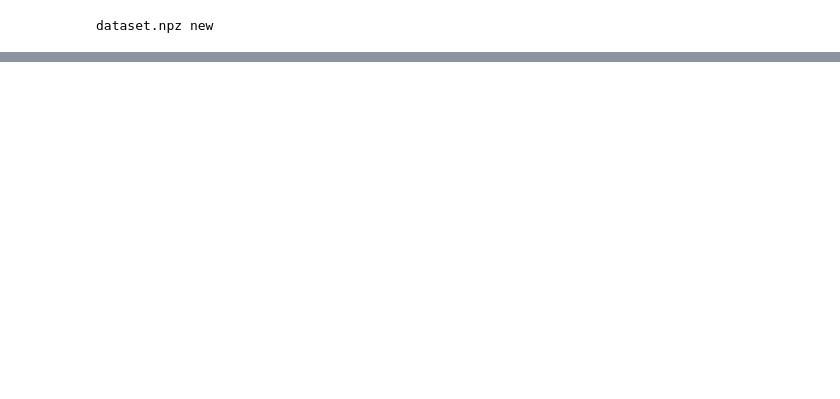
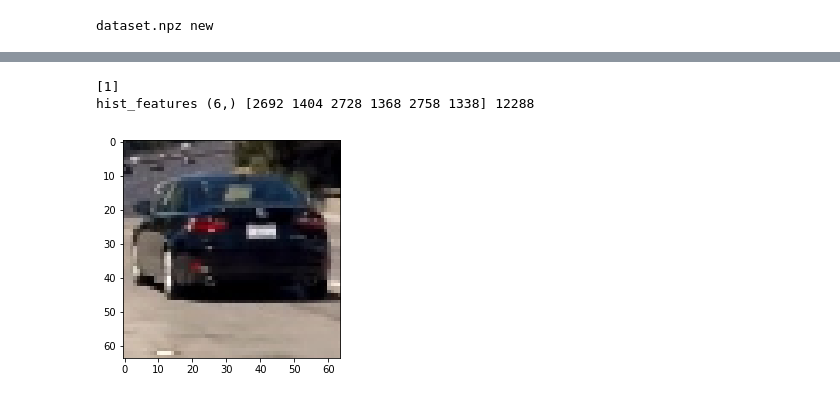
Before and after one commit to shohne/CarND-Vehicle-Detection-Tracking, a Jupyter notebook: P5.ipynb, the cells around one changed output, grey strips where cells are left out. Cells and saved outputs as stored; diff of their text form; code cells hidden in the pictures; blank space fills up the shorter version.

```diff
--- a/P5.ipynb
+++ b/P5.ipynb
@@ -116,5 +138,5 @@ def get_hog_features(img, orient, pix_per_cell, cell_per_block, vis=True,
 # %%
-image = mpimg.imread('data/vehicles/GTI_MiddleClose/image0003.png')
-hog_features = get_hog_features(image, orient=9, pix_per_cell=8, cell_per_block=2, vis=False, feature_vec=True)
-print ('hog_features', hog_features)
+image = mpimg.imread('data/vehicles/GTI_MiddleClose/image0100.png')
+hog_features = get_hog_features(image, orient=9, pix_per_cell=16, cell_per_block=2, vis=False, feature_vec=True)
+print ('hog_features', hog_features.shape)
 # %% [output]
@@ -436,0 +426,21 @@ image_features [[ 0.06979675 -0.54036279 -0.74297657 -0.93768982 -0.96738451 -0.
+# %%
+L = 140
+S = 64
+image = mpimg.imread('test_images/test1.jpg')
+
+ii = cv2.resize(image[390:390+L,810:810+L], (S, S))
+ii = ii.astype(np.float32) / 255.0
+fig = plt.figure()
+plt.imshow(ii)
+image_features = extract_features([ii])
+image_features = X_scaler.transform(image_features)
+p = model.predict(image_features)
+print (p)
+#
+_, _, _, _, hist_features = color_hist(ii)
+#print ('image', image)
+print ('hist_features', hist_features.shape, hist_features, np.sum(hist_features))
+# %% [output]
+[1]
+hist_features (6,) [2692 1404 2728 1368 2758 1338] 12288
+[figure, added]
```
Also changed, not shown: parts of 29 cells of this notebook, 2 other files.
